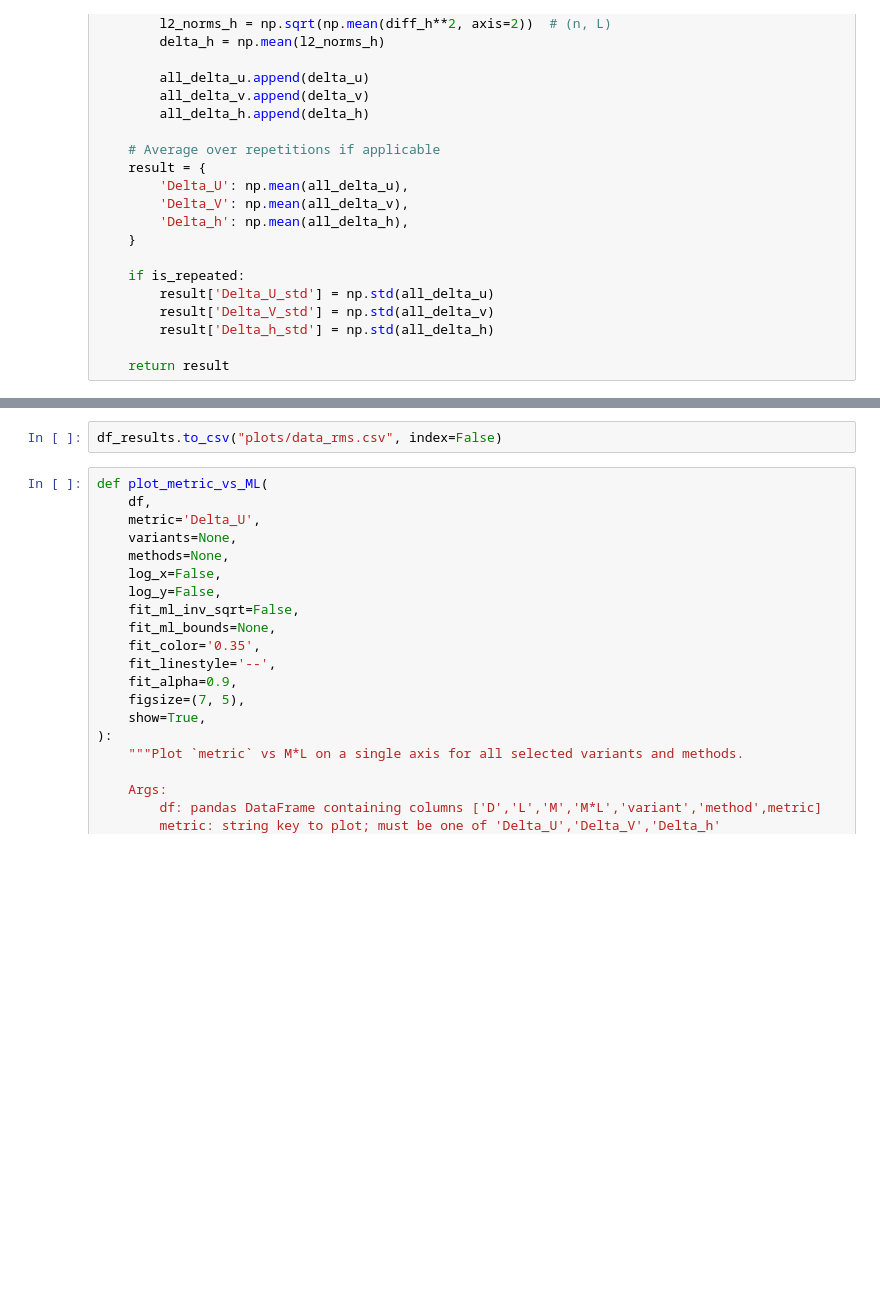
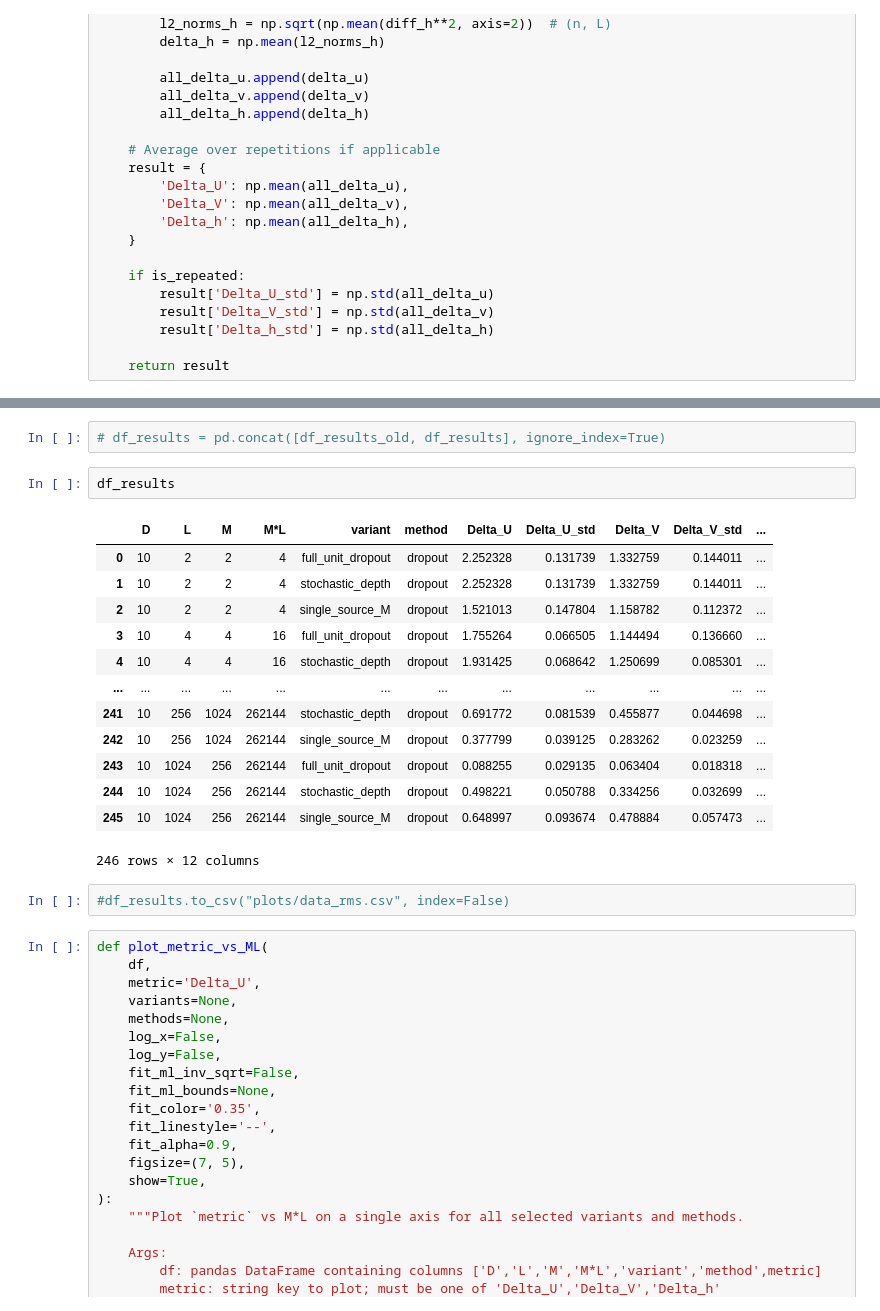
Before and after one commit to xavimaass/dropout_and_ram_2026, a Jupyter notebook: plots_from_multi_runs.ipynb, the cells around one changed output, grey strips where cells are left out. Saved outputs shown, nothing was run; the diff lists cells and outputs as text; blank space fills up the shorter version.

```diff
--- a/plots_from_multi_runs.ipynb
+++ b/plots_from_multi_runs.ipynb
@@ -292,5 +306,23 @@ df_results
+# %%
+# df_results = pd.concat([df_results_old, df_results], ignore_index=True)
+# %%
+df_results
+# %% [output]
+|  | D | L | M | M*L | variant | method | Delta_U | Delta_U_std | Delta_V | Delta_V_std | ... |
+| 0 | 10 | 2 | 2 | 4 | full_unit_dropout | dropout | 2.252328 | 0.131739 | 1.332759 | 0.144011 | ... |
+| 1 | 10 | 2 | 2 | 4 | stochastic_depth | dropout | 2.252328 | 0.131739 | 1.332759 | 0.144011 | ... |
+| 2 | 10 | 2 | 2 | 4 | single_source_M | dropout | 1.521013 | 0.147804 | 1.158782 | 0.112372 | ... |
+| 3 | 10 | 4 | 4 | 16 | full_unit_dropout | dropout | 1.755264 | 0.066505 | 1.144494 | 0.136660 | ... |
+| 4 | 10 | 4 | 4 | 16 | stochastic_depth | dropout | 1.931425 | 0.068642 | 1.250699 | 0.085301 | ... |
+| ... | ... | ... | ... | ... | ... | ... | ... | ... | ... | ... | ... |
+| 241 | 10 | 256 | 1024 | 262144 | stochastic_depth | dropout | 0.691772 | 0.081539 | 0.455877 | 0.044698 | ... |
+| 242 | 10 | 256 | 1024 | 262144 | single_source_M | dropout | 0.377799 | 0.039125 | 0.283262 | 0.023259 | ... |
+| 243 | 10 | 1024 | 256 | 262144 | full_unit_dropout | dropout | 0.088255 | 0.029135 | 0.063404 | 0.018318 | ... |
+| 244 | 10 | 1024 | 256 | 262144 | stochastic_depth | dropout | 0.498221 | 0.050788 | 0.334256 | 0.032699 | ... |
+| 245 | 10 | 1024 | 256 | 262144 | single_source_M | dropout | 0.648997 | 0.093674 | 0.478884 | 0.057473 | ... |
+246 rows × 12 columns
 # %%
-df_results.to_csv("plots/data_rms.csv", index=False)
+#df_results.to_csv("plots/data_rms.csv", index=False)
 # %%
 def plot_metric_vs_ML(
     df,
```
Also changed, not shown: parts of 6 cells of this notebook, 3 other files.
